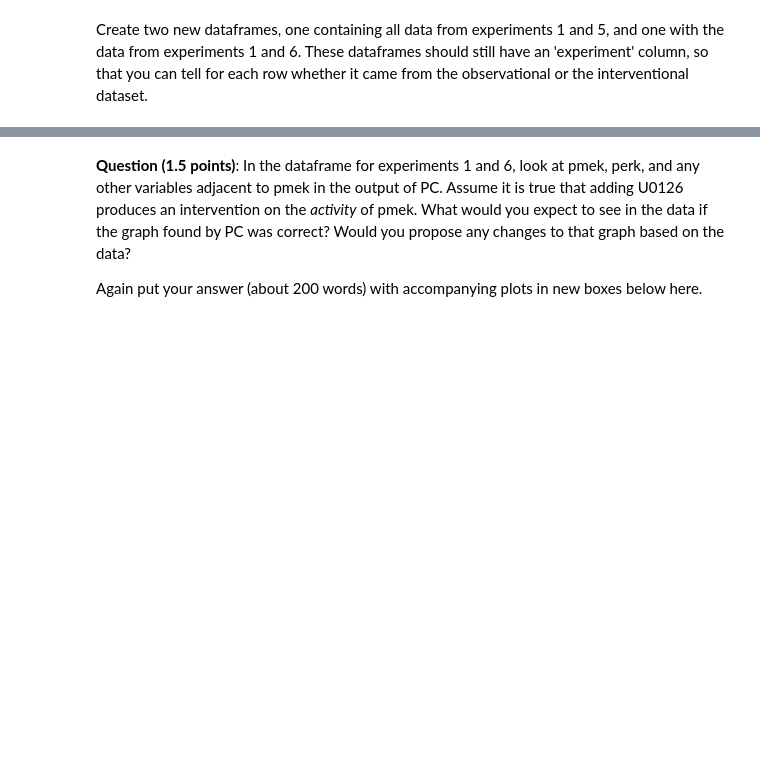
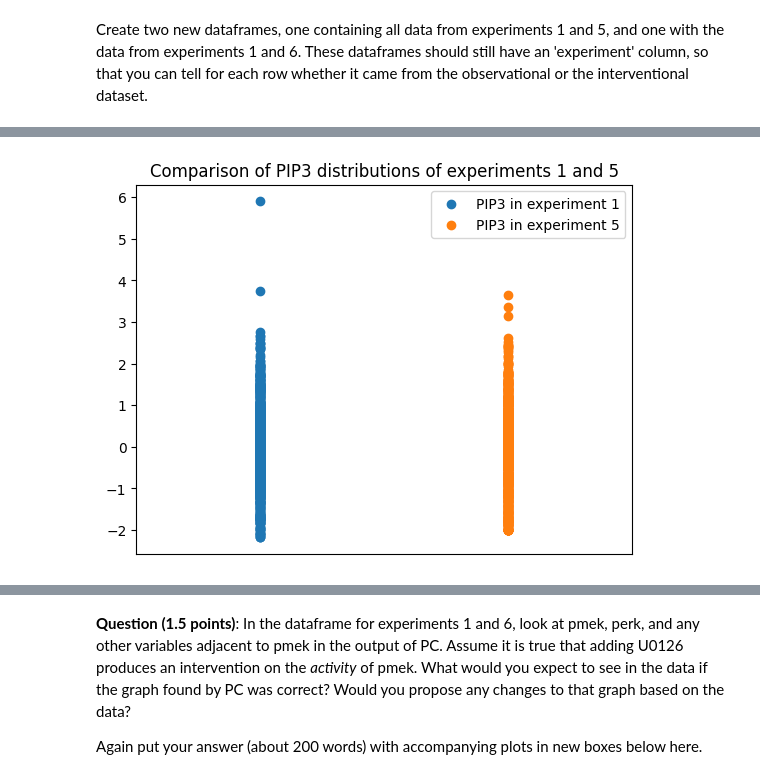
Before and after one commit to leidindi/AML, a Jupyter notebook: ass4/AML_assignment4.ipynb, the cells around one changed output, grey strips where cells are left out. Drawn from its saved outputs; the diff is of its cells as text; code cells hidden in the pictures; blank space fills up the shorter version.

```diff
--- a/ass4/AML_assignment4.ipynb
+++ b/ass4/AML_assignment4.ipynb
@@ -425,0 +497,24 @@ Insert one or more markdown and code boxes below here to give your answer and th
+# %%
+import matplotlib.pyplot as plt
+
+filtered_data = exp1and5[exp1and5['experiment'] == 5]
+# Extract the values from the 'PIP2' column
+PIP3_exp5 = filtered_data['PIP3']
+
+filtered_data = exp1and5[exp1and5['experiment'] == 1]
+PIP3_exp1 = filtered_data['PIP3']
+
+PIP3_exp1_norm = (PIP3_exp1-np.mean(PIP3_exp1))/np.std(PIP3_exp1)
+PIP3_exp5_norm = (PIP3_exp5-np.mean(PIP3_exp5))/np.std(PIP3_exp5)
+
+plt.scatter(np.zeros(len(PIP3_exp1)),PIP3_exp1_norm, label="PIP3 in experiment 1")
+plt.scatter(np.ones(len(PIP3_exp5)),PIP3_exp5_norm, label="PIP3 in experiment 5")
+
+plt.xlim(-0.5, 1.5)
+#plt.ylim(-8, 8)
+plt.xticks([])
+plt.title("Comparison of PIP3 distributions of experiments 1 and 5")
+plt.legend()
+plt.show()
+# %% [output]
+[figure, added]
```
Also changed, not shown: parts of 13 cells of this notebook.
